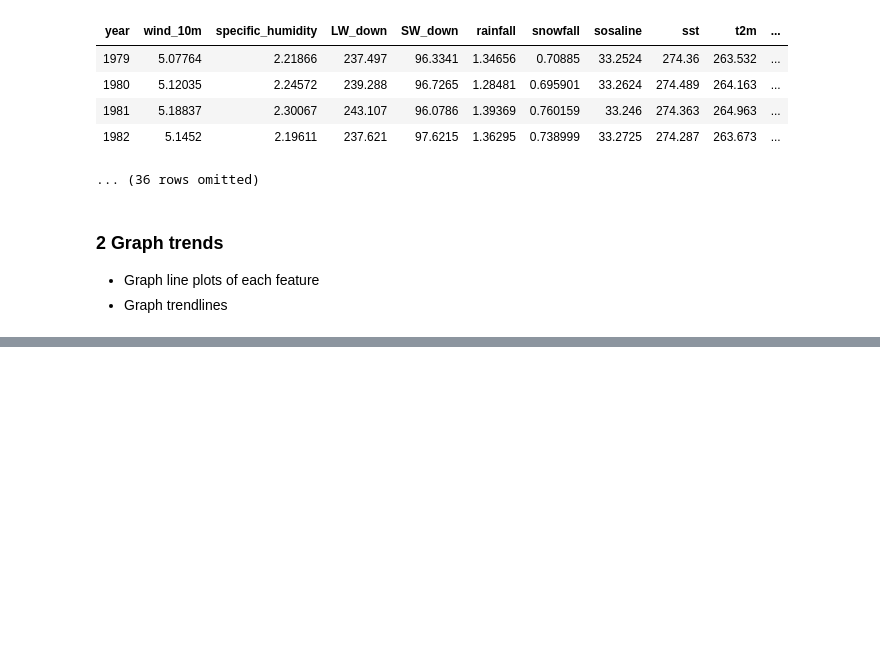
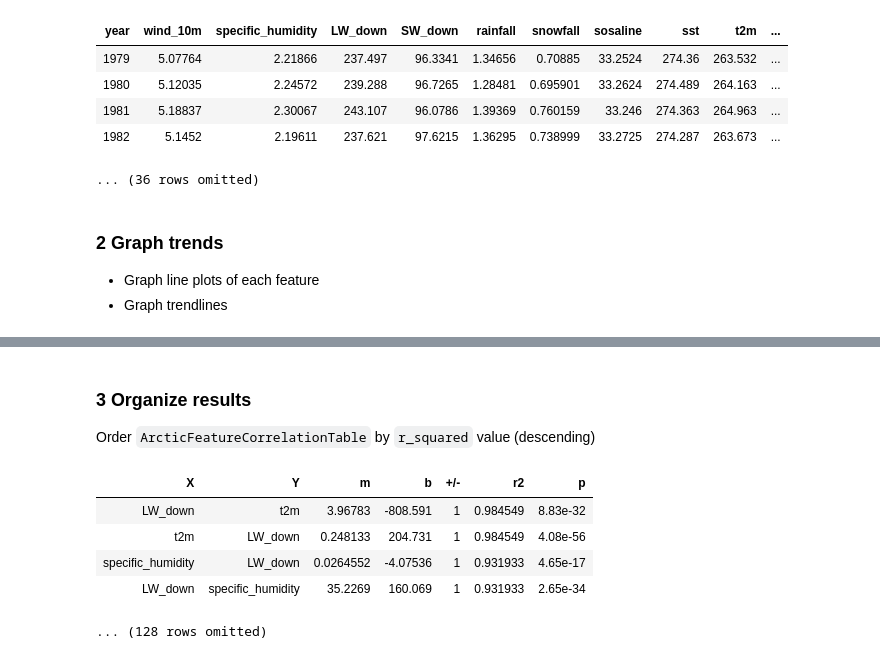
Before and after one commit to AlphaCentauri4/FeatureTrends_Analysis, a Jupyter notebook: FeatureTrends_Analysis.ipynb, the cells around one changed output, grey strips where cells are left out. Cells and saved outputs as stored; diff of their text form; code cells hidden in the pictures; blank space fills up the shorter version.

```diff
--- a/FeatureTrends_Analysis.ipynb
+++ b/FeatureTrends_Analysis.ipynb
@@ -47,0 +115,21 @@ for feature in features_list:
+# %% [markdown]
+### 3 Organize results
+
+Order `ArcticFeatureCorrelationTable` by `r_squared` value (descending)
+# %%
+# correlation_table_R2 = correlation_table.sort("r_squared", descending = True)
+
+# correlation_table_R2.show(4)
+# correlation_table_R2.to_csv("ArcticFeatureCorrelationTable_R2.csv")
+
+two_variable_tbl = ds.Table().read_table("correlation_tables/TwoVariableCorrelation_Table.csv").sort("r2", descending = True)
+
+two_variable_tbl.show(4)
+two_variable_tbl.to_csv("TwoVariableCorrelation_Table_R2.csv")
+# %% [output]
+| X | Y | m | b | +/- | r2 | p |
+| LW_down | t2m | 3.96783 | -808.591 | 1 | 0.984549 | 8.83e-32 |
+| t2m | LW_down | 0.248133 | 204.731 | 1 | 0.984549 | 4.08e-56 |
+| specific_humidity | LW_down | 0.0264552 | -4.07536 | 1 | 0.931933 | 4.65e-17 |
+| LW_down | specific_humidity | 35.2269 | 160.069 | 1 | 0.931933 | 2.65e-34 |
+... (128 rows omitted)
```
Also changed, not shown: parts of 13 cells of this notebook, 11 other files.
